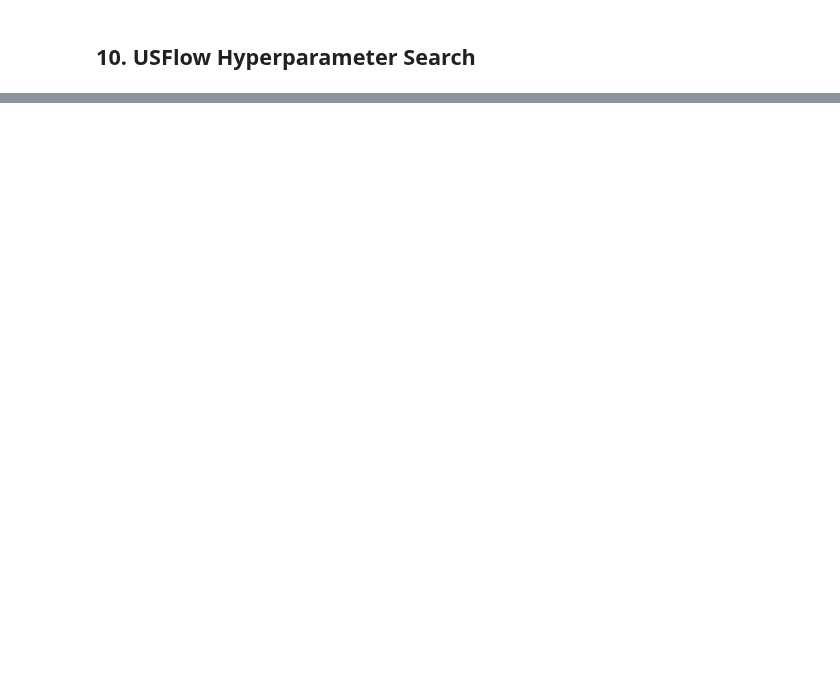
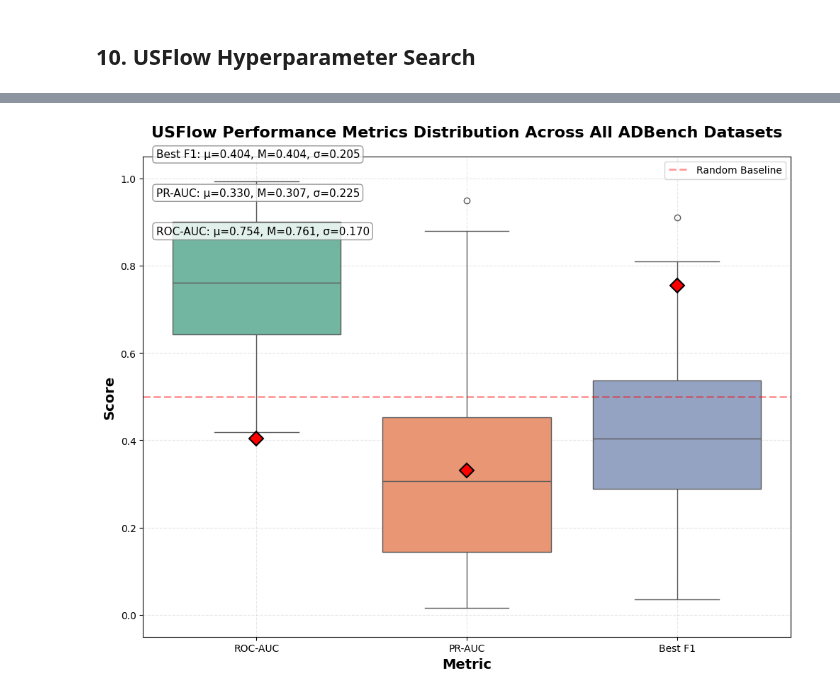
Before and after one commit to aai-institute/nf4ad, a Jupyter notebook: src/adbench_experiment.ipynb, the cells around one changed output, grey strips where cells are left out. Cells and saved outputs as stored; diff of their text form; code cells hidden in the pictures; blank space fills up the shorter version.

```diff
--- a/src/adbench_experiment.ipynb
+++ b/src/adbench_experiment.ipynb
@@ -664,0 +895,81 @@ print(top[[
+# %%
+import matplotlib.pyplot as plt
+import seaborn as sns
+import pandas as pd
+import numpy as np
+
+path = "/home/faried/Projects/nf4ad/results"
+df = pd.read_csv(path + "/usflow_adbench_benchmark_results.csv")
+
+# Create a single comprehensive box plot figure
+fig, ax = plt.subplots(figsize=(10, 8))
+
+# Prepare data for box plot
+metrics_df = df[['roc_auc', 'pr_auc', 'best_f1']].melt(var_name='Metric', value_name='Score')
+metrics_df['Metric'] = metrics_df['Metric'].map({
+    'roc_auc': 'ROC-AUC',
+    'pr_auc': 'PR-AUC',
+    'best_f1': 'Best F1'
+})
+
+# Create box plot
+box_plot = sns.boxplot(data=metrics_df, x='Metric', y='Score', ax=ax, palette='Set2')
+
+# Customize plot
+ax.set_title('USFlow Performance Metrics Distribution Across All ADBench Datasets',
+             fontsize=16, fontweight='bold', pad=20)
+ax.set_xlabel('Metric', fontsize=14, fontweight='bold')
+ax.set_ylabel('Score', fontsize=14, fontweight='bold')
+ax.grid(True, alpha=0.3, linestyle='--')
+ax.set_ylim(-0.05, 1.05)
+
+# Add horizontal line at 0.5 (random baseline for ROC-AUC)
+ax.axhline(y=0.5, color='red', linestyle='--', alpha=0.4, linewidth=2, label='Random Baseline')
+ax.legend(fontsize=10)
+
+# Add mean markers
+means = metrics_df.groupby('Metric')['Score'].mean()
+positions = range(len(means))
+ax.plot(positions, means.values, 'D', color='red', markersize=10,
+        label='Mean', markeredgecolor='black', markeredgewidth=1.5)
+
+# Add text annotations for statistics
+for i, (metric, group) in enumerate(metrics_df.groupby('Metric')):
+    mean_val = group['Score'].mean()
+    median_val = group['Score'].median()
+    std_val = group['Score'].std()
+
+    # Position text above the box plot
+    y_pos = ax.get_ylim()[1] * 0.95 - (i * 0.08)
+    ax.text(0.02, y_pos,
+            f'{metric}: μ={mean_val:.3f}, M={median_val:.3f}, σ={std_val:.3f}',
+            transform=ax.transAxes,
+            fontsize=11,
+            bbox=dict(boxstyle='round', facecolor='white', alpha=0.8, edgecolor='gray'))
+
+plt.tight_layout()
+plt.savefig(path + '/usflow_benchmark_metrics_boxplot.png', dpi=300, bbox_inches='tight')
+plt.show()
+
+# Print detailed statistics
+print("\n" + "="*80)
+print("Performance Metrics Statistics Across All 47 ADBench Datasets")
+print("="*80)
+print("\nDetailed Statistics:")
+print(df[['roc_auc', 'pr_auc', 'best_f1']].describe().round(4))
+
+print("\n" + "-"*80)
+print("Summary:")
+print(f"ROC-AUC  : {df['roc_auc'].mean():.4f} ± {df['roc_auc'].std():.4f}  (median: {df['roc_auc'].median():.4f})")
+print(f"PR-AUC   : {df['pr_auc'].mean():.4f} ± {df['pr_auc'].std():.4f}  (median: {df['pr_auc'].median():.4f})")
+print(f"Best F1  : {df['best_f1'].mean():.4f} ± {df['best_f1'].std():.4f}  (median: {df['best_f1'].median():.4f})")
+
+print("\n" + "-"*80)
+print("Performance Distribution:")
+print(f"ROC-AUC > 0.9 (Excellent): {(df['roc_auc'] >= 0.9).sum()} datasets ({(df['roc_auc'] >= 0.9).sum()/len(df)*100:.1f}%)")
+print(f"ROC-AUC > 0.8 (Good):      {(df['roc_auc'] >= 0.8).sum()} datasets ({(df['roc_auc'] >= 0.8).sum()/len(df)*100:.1f}%)")
+print(f"ROC-AUC > 0.7 (Fair):      {(df['roc_auc'] >= 0.7).sum()} datasets ({(df['roc_auc'] >= 0.7).sum()/len(df)*100:.1f}%)")
+print(f"ROC-AUC < 0.5 (Worse than random): {(df['roc_auc'] < 0.5).sum()} datasets")
+
+print("\n" + "="*80)
+# %% [output]
@@ -664,0 +979 @@ print(top[[
+[figure, added]
```
Also changed, not shown: parts of 14 cells of this notebook, 1 other file.
